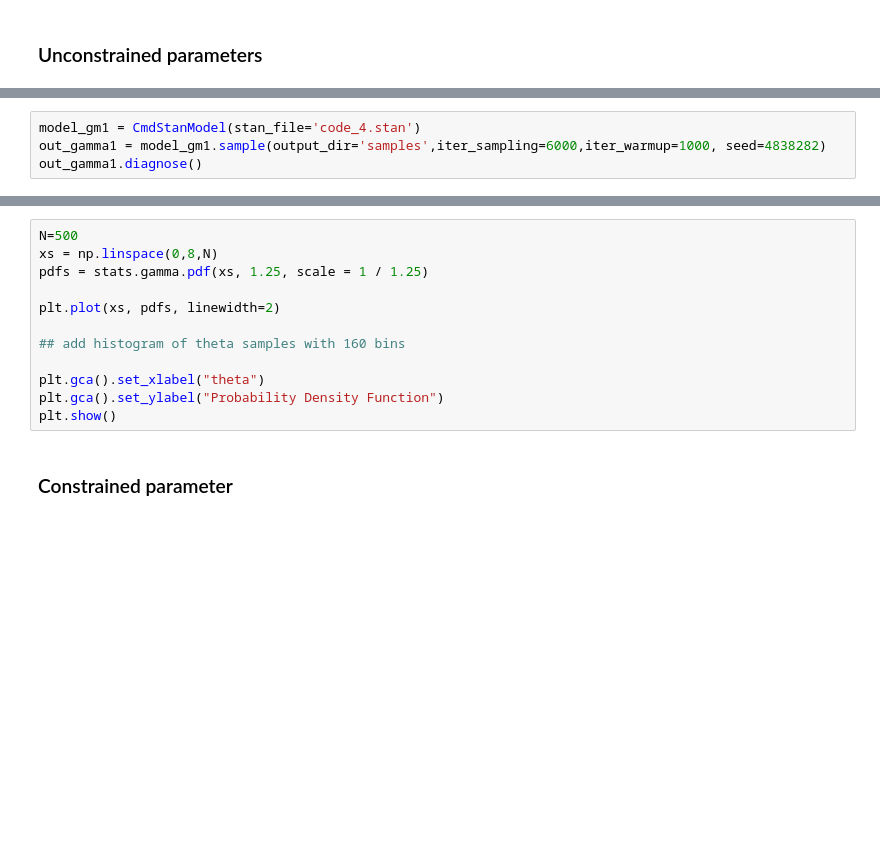
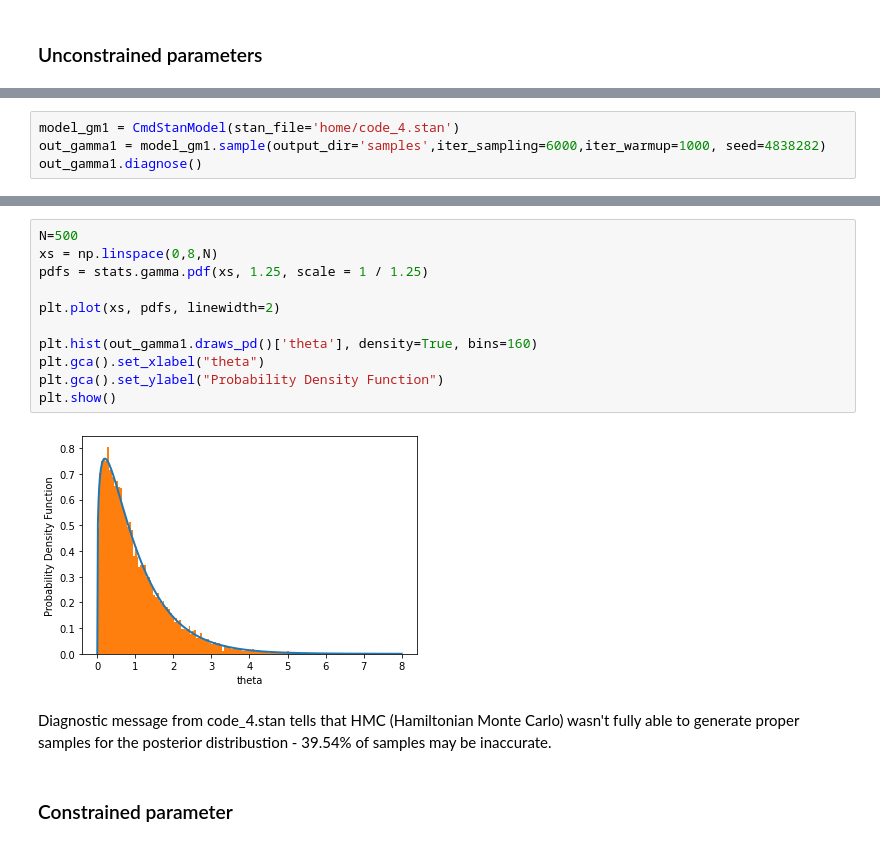
Before and after one commit to andrzejjnk/DataAnalytics2024, a Jupyter notebook: lab2.ipynb, the cells around one changed output, grey strips where cells are left out. Saved outputs shown, nothing was run; the diff lists cells and outputs as text; blank space fills up the shorter version.

```diff
--- a/lab2.ipynb
+++ b/lab2.ipynb
@@ -53,4 +253,4 @@ samp_bern2 = bern2.sample(data={'N':2, 'y':[0,2]})
 # %%
-model_gm1 = CmdStanModel(stan_file='code_4.stan')
+model_gm1 = CmdStanModel(stan_file='home/code_4.stan')
 out_gamma1 = model_gm1.sample(output_dir='samples',iter_sampling=6000,iter_warmup=1000, seed=4838282)
 out_gamma1.diagnose()
@@ -57,14 +300,17 @@ out_gamma1.diagnose()
 # %%
 N=500
 xs = np.linspace(0,8,N)
 pdfs = stats.gamma.pdf(xs, 1.25, scale = 1 / 1.25)
 
 plt.plot(xs, pdfs, linewidth=2)
 
-## add histogram of theta samples with 160 bins
-
+plt.hist(out_gamma1.draws_pd()['theta'], density=True, bins=160)
 plt.gca().set_xlabel("theta")
 plt.gca().set_ylabel("Probability Density Function")
 plt.show()
+# %% [output]
+[figure, added]
+# %% [markdown]
+Diagnostic message from code_4.stan tells that HMC (Hamiltonian Monte Carlo) wasn't fully able to generate proper samples for the posterior distribustion - 39.54% of samples may be inaccurate.
 # %% [markdown]
 ### Constrained parameter
```
Also changed, not shown: parts of 40 cells of this notebook.
